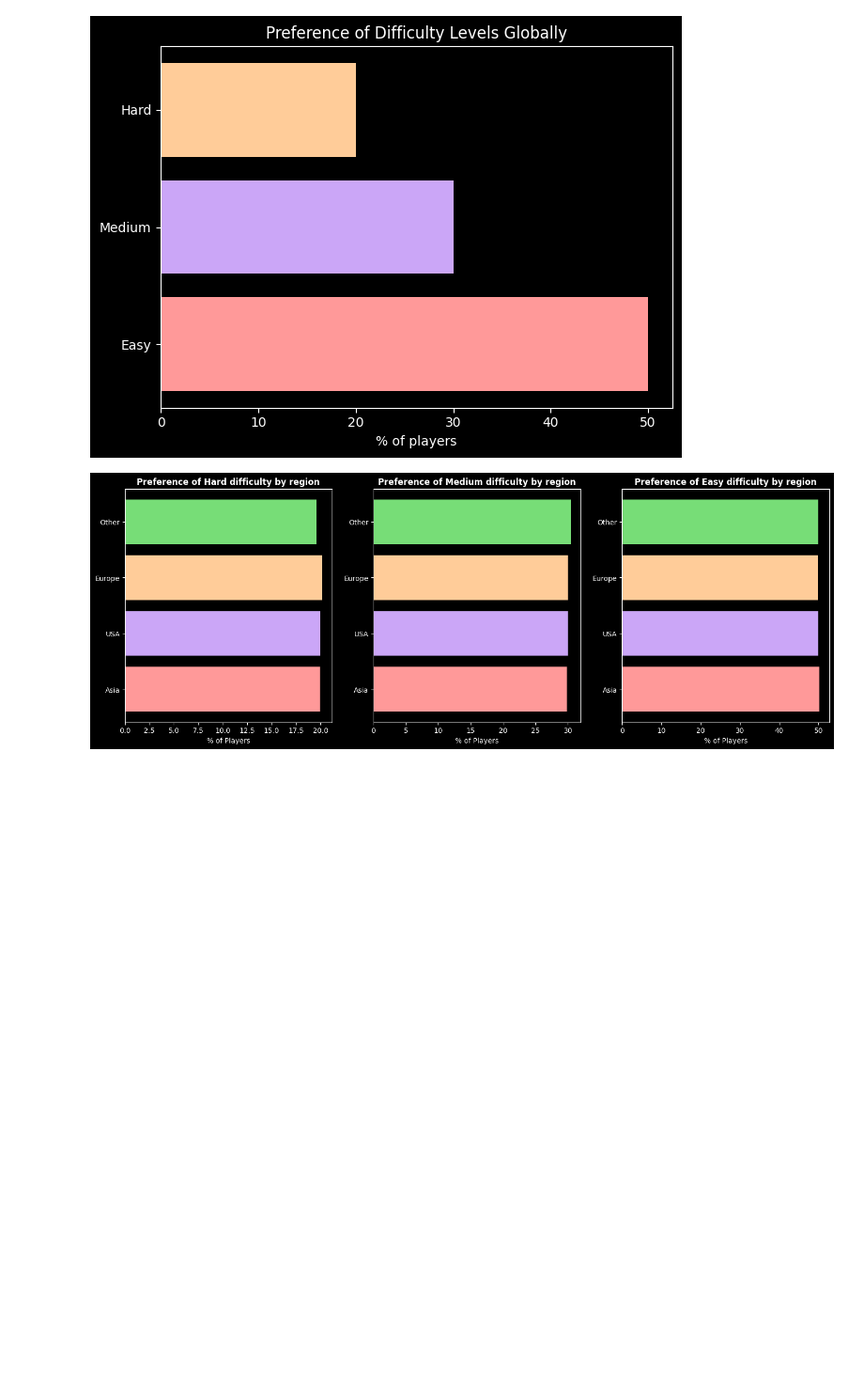
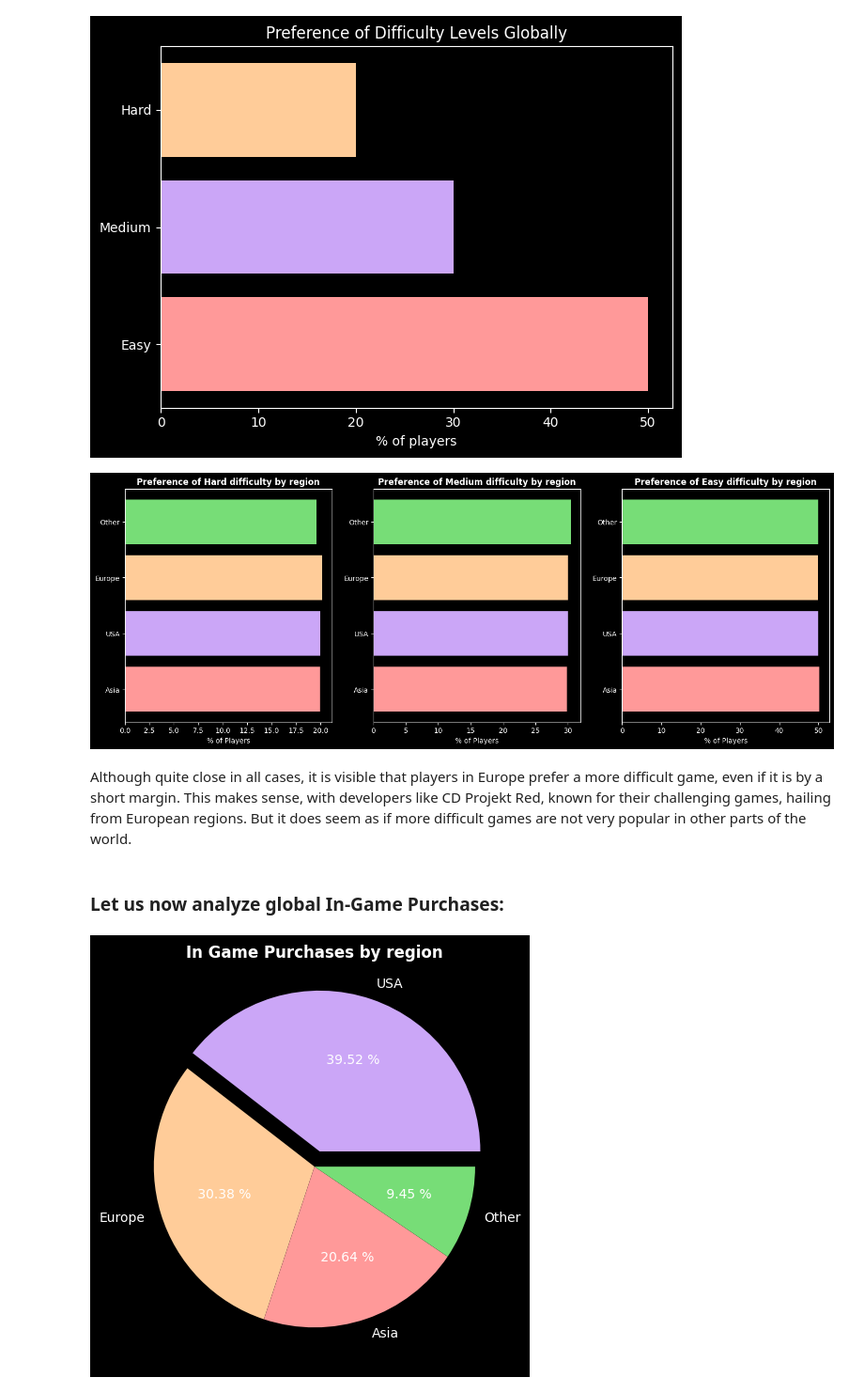
Before and after one commit to rajin-khan/Gaming-Behavior-Analysis, a Jupyter notebook: main_notebook.ipynb, the cells around one changed output. Shown at 94% size. Cells and saved outputs as stored; diff of their text form; code cells hidden in the pictures; blank space fills up the shorter version.

Commit message:
Add in game purchases analysis and update notebook

```diff
--- a/main_notebook.ipynb
+++ b/main_notebook.ipynb
@@ -238,3 +238,25 @@ plt.savefig('./generated/difficultybreakdown.png', dpi=500)
 plt.show()
 # %% [output]
 [figure]
+# %% [markdown]
+Although quite close in all cases, it is visible that players in Europe prefer a more difficult game, even if it is by a short margin. This makes sense, with developers like CD Projekt Red, known for their challenging games, hailing from European regions. But it does seem as if more difficult games are not very popular in other parts of the world.
+# %% [markdown]
+### Let us now analyze global In-Game Purchases:
+# %%
+#creating required dataframe to analyze
+purchases = gaming.loc[gaming['InGamePurchases']==1]['Location'].value_counts()
+
+#setting up required arrays
+purchase_labels = ['USA', 'Europe', 'Asia', 'Other']
+purchase_regions_colors = ['#cba6f7', '#ffcc99', '#ff9999', '#77dd77']
+purchase_explode = [0.1, 0, 0, 0]
+#titlefont already set up
+
+plt.title('In Game Purchases by region', fontdict=titlefont)
+plt.pie(purchases, labels=purchase_labels, colors=purchase_regions_colors, autopct='% .2f %%', explode=purchase_explode)
+
+plt.tight_layout()
+plt.savefig('./generated/ingamepurchases.png', dpi=500)
+plt.show()
+# %% [output]
+[figure, added]
```
Also changed, not shown: 1 other file.
